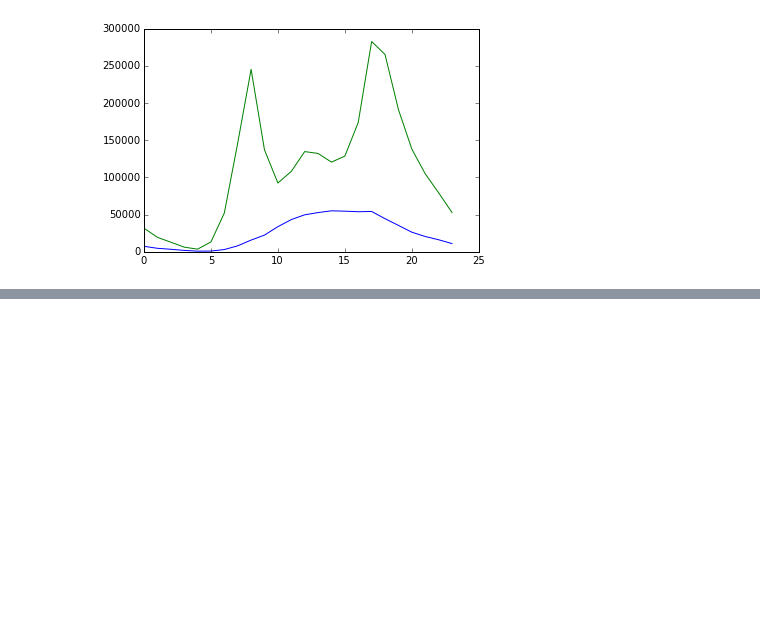
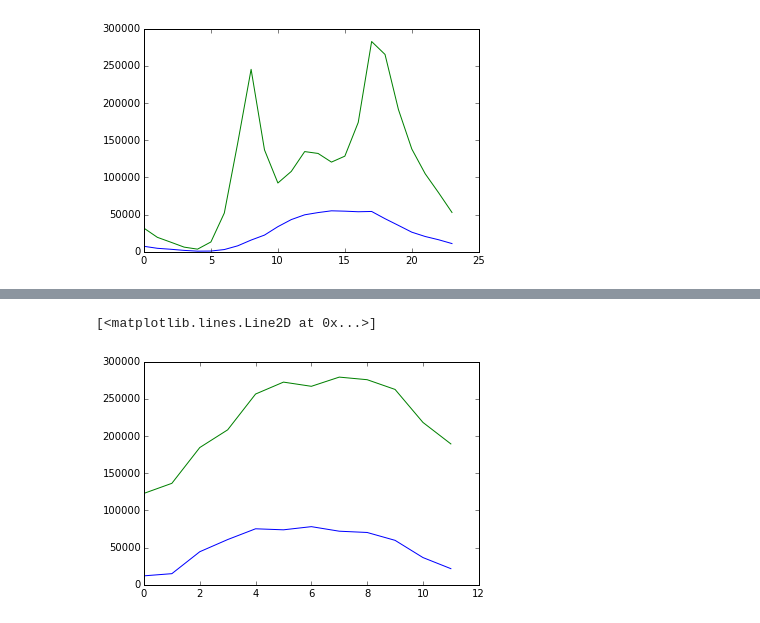
Before and after one commit to williamsnichols/DAT_20_Students, a Jupyter notebook: EVCinNYC/Assigment4/Assignment4_part2.ipynb, the cells around one changed output, grey strips where cells are left out. Saved outputs shown, nothing was run; the diff lists cells and outputs as text; code cells hidden in the pictures; blank space fills up the shorter version.

```diff
--- a/EVCinNYC/Assigment4/Assignment4_part2.ipynb
+++ b/EVCinNYC/Assigment4/Assignment4_part2.ipynb
@@ -134,0 +188,9 @@ plt.plot(sumbikehrs.registered, label="registered")
+# %%
+bikemonth = data.groupby('mnth')
+sumbikemonth = bikemonth.sum()
+plt.plot(sumbikemonth.casual)
+plt.plot(sumbikemonth.registered)
+# As would expect, fewer rides in the coloder months
+# %% [output]
+[<matplotlib.lines.Line2D at 0x...>]
+[figure, added]
```
Also changed, not shown: parts of 17 cells of this notebook.
